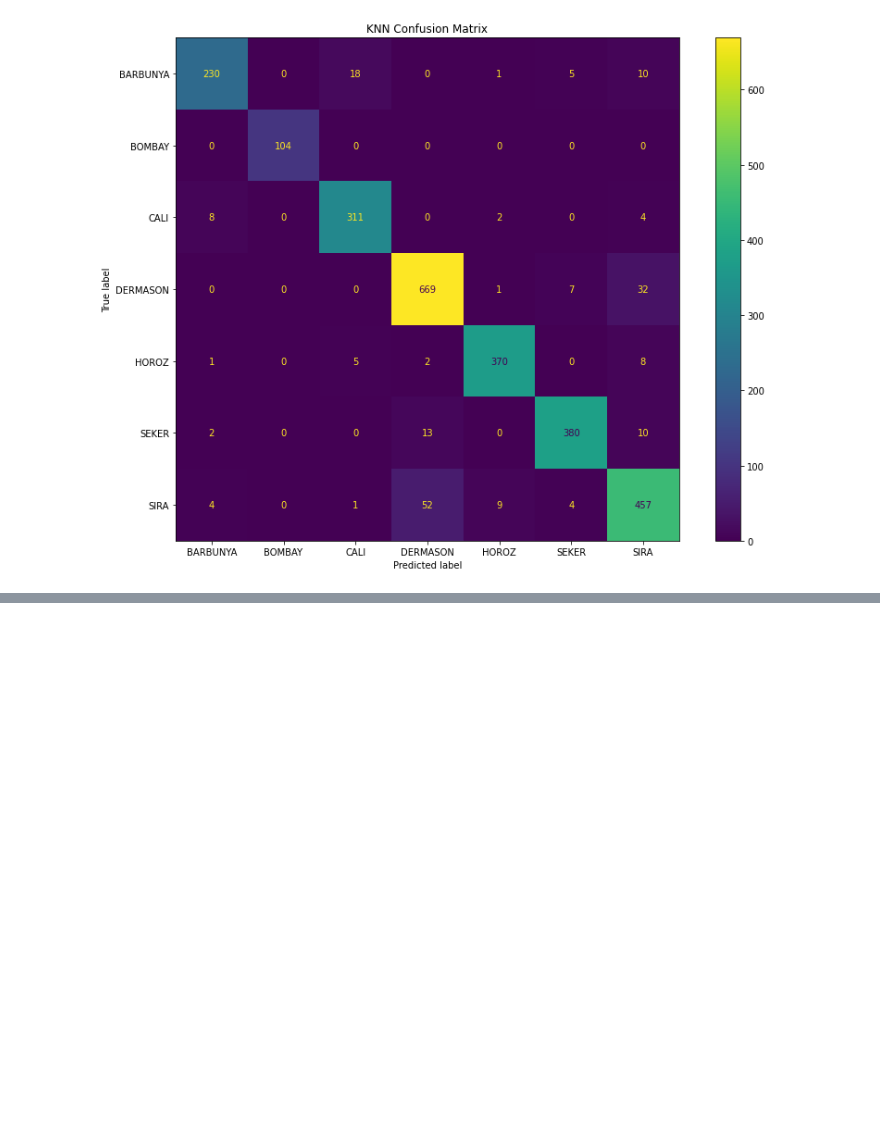
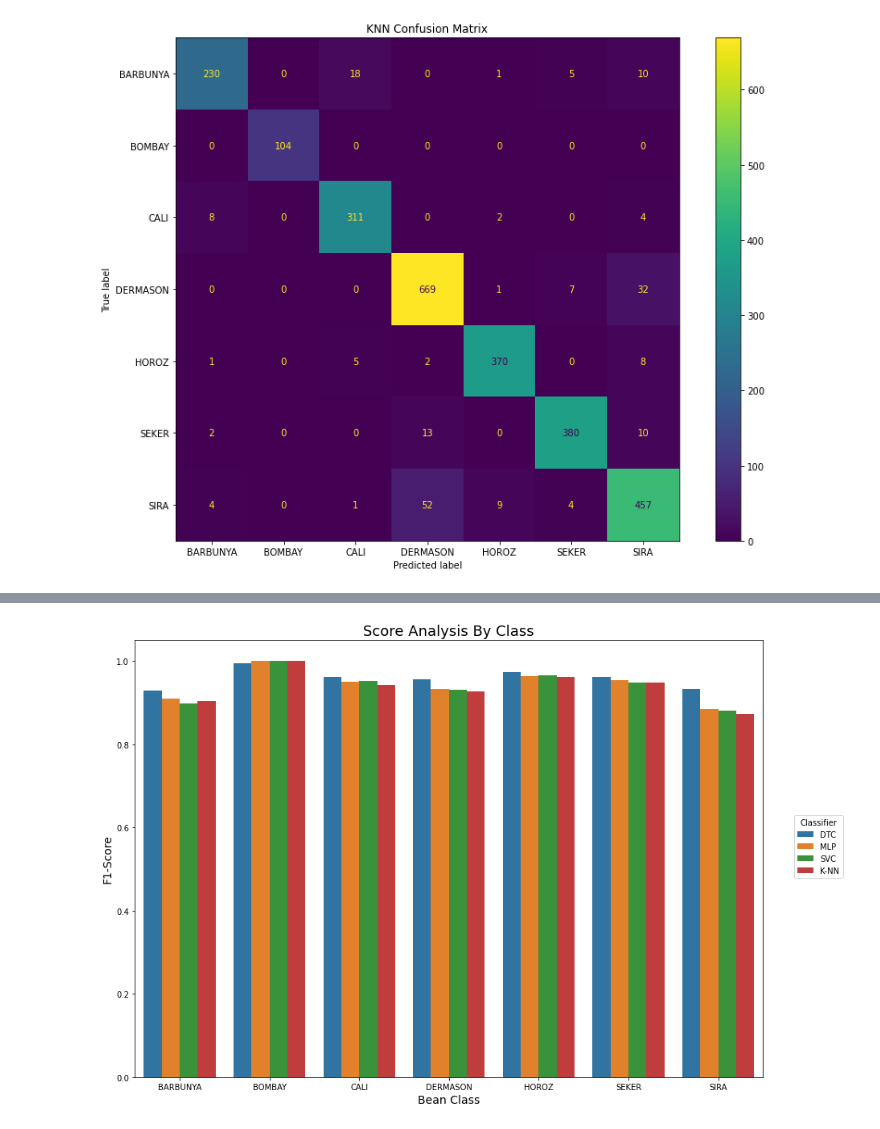
Before and after one commit to ivSaav/DryBeans, a Jupyter notebook: notebook/drybeans.ipynb, the cells around one changed output, grey strips where cells are left out. Cells and saved outputs as stored; diff of their text form; code cells hidden in the pictures; blank space fills up the shorter version.

```diff
--- a/notebook/drybeans.ipynb
+++ b/notebook/drybeans.ipynb
@@ -436,0 +481,4 @@ F1 Score:  0.9267288612579788
+# %%
+compare_class_results([dtc_report, neural_report, svc_report, knn_report], ['DTC', 'MLP', 'SVC', 'K-NN'] )
+# %% [output]
+[figure, added]
```
Also changed, not shown: parts of 6 cells of this notebook, 1 other file.
